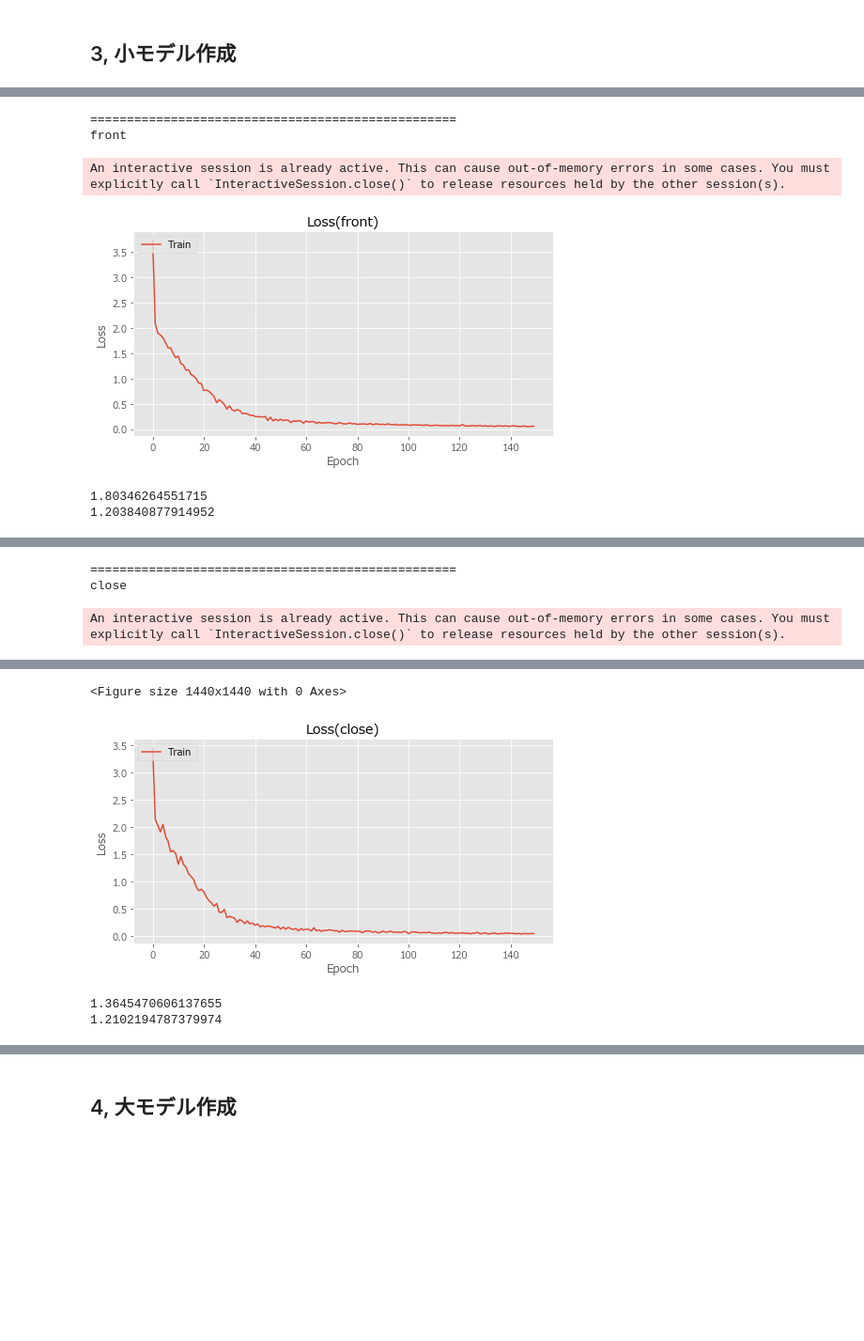
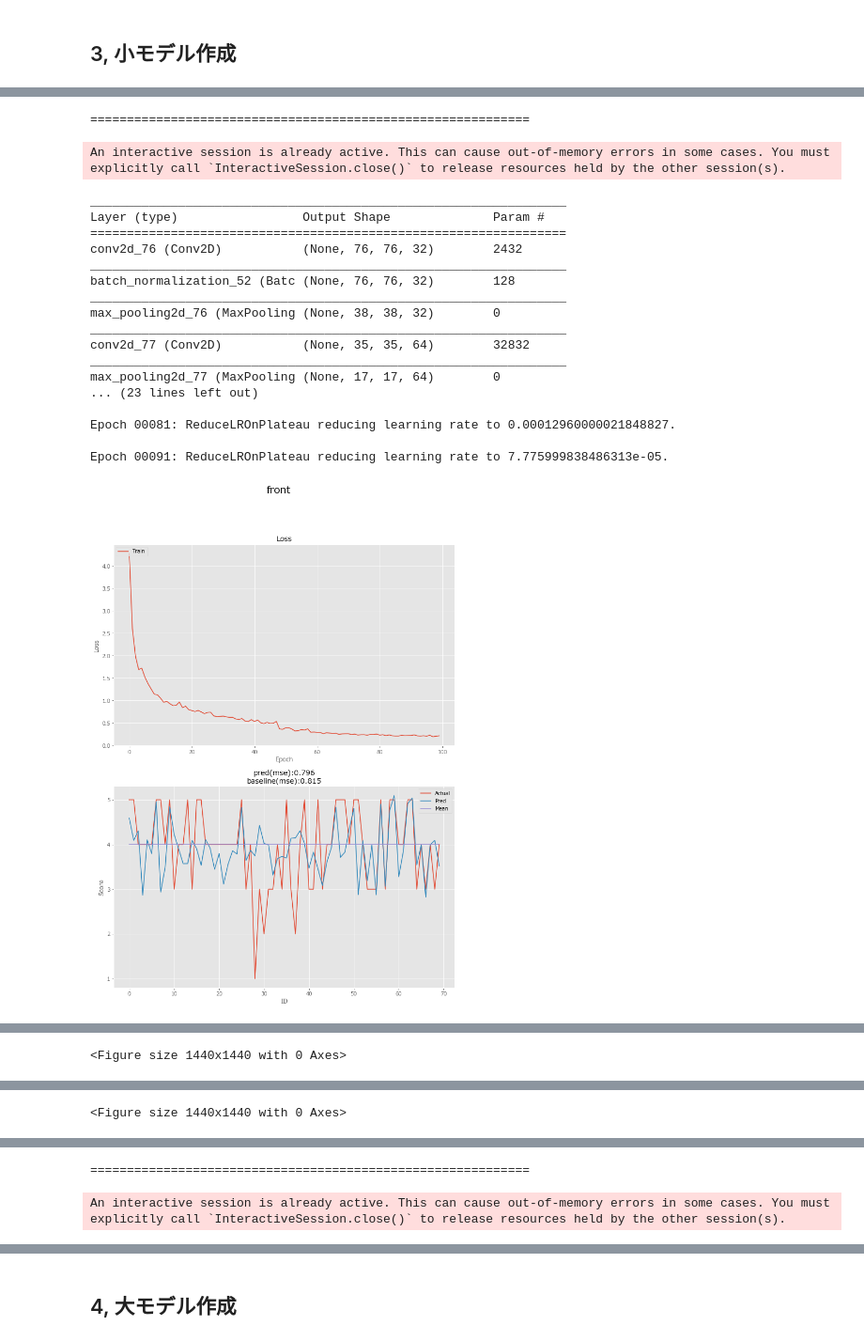
Before and after one commit to ShunsukeTamura06/PetPhotoProject, a Jupyter notebook: PPP/PPP.ipynb, the cells around one changed output, grey strips where cells are left out. Shown at 94% size. Saved outputs shown, nothing was run; the diff lists cells and outputs as text; code cells hidden in the pictures; blank space fills up the shorter version.

Commit message:
Consistent predict
Signed-off-by: JGS2020 <shunsuke.tamura06@gmail.com>

```diff
--- a/PPP/PPP.ipynb
+++ b/PPP/PPP.ipynb
@@ -182,0 +228,33 @@ def column_predict(X,Y,column):
+# %%
+if padding_flag:
+    #水増し(回転)を入れる予定
+    #水増し(ガンマ変換)
+    X_train = list(X_train)
+
+    gamma = 0.6
+    look_up_table = np.ones((256, 1), dtype = 'uint8' ) * 0
+    for i in range(256):
+        look_up_table[i][0] = 255 * pow(float(i) / 255, 1.0 / gamma)
+    X_temp = []
+    for i in range(len(X_train)):
+        img = np.array(X_train[i]).transpose(1, 2, 0)
+        img_gamma = cv2.LUT(img, look_up_table)
+        X_temp.append(list(img_gamma.transpose(2,0,1)))
+
+    X_temp = np.array(X_temp)
+    X_train = np.vstack((X_train,X_temp))
+    y_train = np.append(y_train,y_train,axis=0)
+
+    #スコア、解像度、ガンマ変換を確認
+    for i in range(3):
+        plt.imshow(X_train[i])
+        plt.show()
+
+        plt.imshow(X_train[i + int(len(X_train)/2)])
+        plt.show()
+
+        plot_polar(["front","close","background","focus","cute","position","brightness","plural"], y_train[i])
+
+
+X_train = X_train.astype("float32") / 255
+X_valid = X_valid.astype("float32") / 255
@@ -183,17 +271,27 @@ def column_predict(X,Y,column):
 # %%
-predict_df = pd.DataFrame(index=["MSE_pred","MSE_mean"])
-
-X = np.array(X)
-
-for column in ["front","close","background","focus","cute","position","brightness","plural"]:
+#predict_df = pd.DataFrame(index=["MSE_pred","MSE_mean"])
+pred_list = []
+for i,column in enumerate(["front","close","background","focus","cute","position","brightness","plural"]):
     print("============================================================")
-    print(column)
-    Y = np.array(df[column])
-    predict_df[column] = column_predict(X,Y,column)
+    pred_list.append(column_predict(X_train,X_valid,y_train.T[i],y_valid.T[i],column))
 # %% [output]
-==================================================
-front
+============================================================
 An interactive session is already active. This can cause out-of-memory errors in some cases. You must explicitly call `InteractiveSession.close()` to release resources held by the other session(s).
+_________________________________________________________________
+Layer (type)                 Output Shape              Param #
+=================================================================
+conv2d_76 (Conv2D)           (None, 76, 76, 32)        2432
+_________________________________________________________________
+batch_normalization_52 (Batc (None, 76, 76, 32)        128
+_________________________________________________________________
+max_pooling2d_76 (MaxPooling (None, 38, 38, 32)        0
+_________________________________________________________________
+conv2d_77 (Conv2D)           (None, 35, 35, 64)        32832
+_________________________________________________________________
+max_pooling2d_77 (MaxPooling (None, 17, 17, 64)        0
+... (23 lines left out)
+
+Epoch 00081: ReduceLROnPlateau reducing learning rate to 0.00012960000021848827.
+
+Epoch 00091: ReduceLROnPlateau reducing learning rate to 7.775999838486313e-05.
-[figure, old version]
+[figure, new version]
-1.80346264551715
-1.203840877914952
@@ -200,0 +299 @@ An interactive session is already active. This can cause out-of-memory errors in
+<Figure size 1440x1440 with 0 Axes>
@@ -202,3 +301 @@ An interactive session is already active. This can cause out-of-memory errors in
-==================================================
-close
-An interactive session is already active. This can cause out-of-memory errors in some cases. You must explicitly call `InteractiveSession.close()` to release resources held by the other session(s).
+<Figure size 1440x1440 with 0 Axes>
@@ -205,4 +303,2 @@ An interactive session is already active. This can cause out-of-memory errors in
-<Figure size 1440x1440 with 0 Axes>
+============================================================
-[figure, old version]
-1.3645470606137655
-1.2102194787379974
+An interactive session is already active. This can cause out-of-memory errors in some cases. You must explicitly call `InteractiveSession.close()` to release resources held by the other session(s).
```
Also changed, not shown: parts of 23 cells of this notebook.
